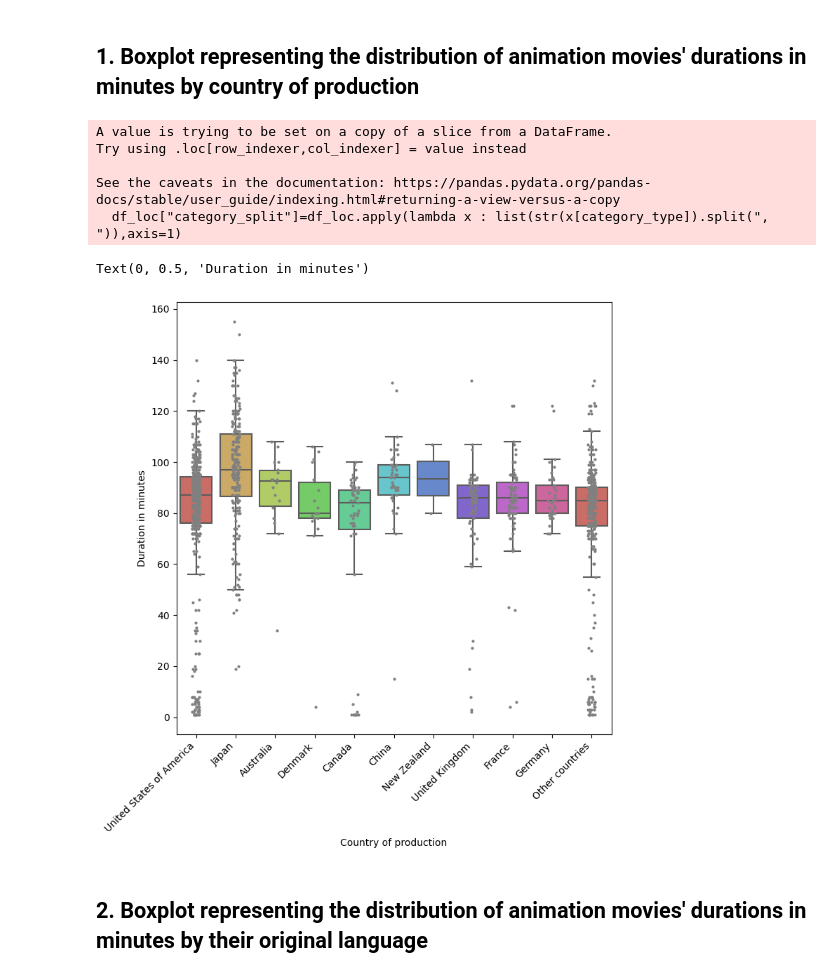
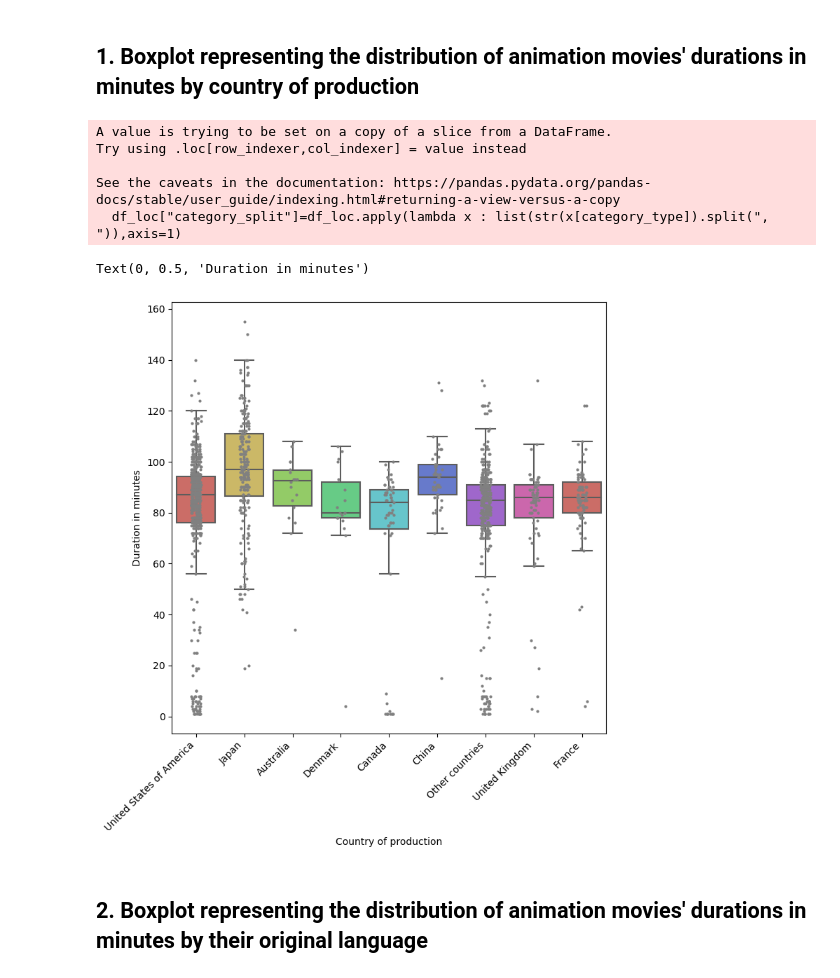
Before and after one commit to raphaelperot/C_task_CS5346, a Jupyter notebook: Task_C.ipynb, the cells around one changed output. Saved outputs shown, nothing was run; the diff lists cells and outputs as text; code cells hidden in the pictures.

```diff
--- a/Task_C.ipynb
+++ b/Task_C.ipynb
@@ -16,36 +16,36 @@ plt.figure(figsize=(8, 8))
 metric_top="revenue"
 metric_y="runtime"
 category_type="production_countries" #"spoken_languages"
-nb_countries=10
+nb_countries=8
 
 df_loc=df[(df["revenue"]!=0)&(df["runtime"]!=0)]
 df_loc["category_split"]=df_loc.apply(lambda x : list(str(x[category_type]).split(", ")),axis=1)
 df_loc=df_loc.explode("category_split")
 
 df_top_countries=df_loc.groupby("category_split").agg("sum").sort_values(by=metric_top,ascending=False)[:nb_countries].reset_index()
 list_top_countries=list(df_top_countries["category_split"].values)
 
 def aux (country):
     if country in list_top_countries:
         return(country)
     else:
         return("Other countries")
 
 df_loc["simplified_country"]=df_loc["category_split"].apply(aux)
 ax =sns.boxplot(x="simplified_country", y=metric_y, data=df_loc,palette=sns.color_palette("hls",n_colors=nb_countries),showfliers=False)
 sns.stripplot(x="simplified_country", y=metric_y, data=df_loc,s=3,color="grey")
 ax.set_xticklabels(ax.get_xticklabels(), rotation=45, horizontalalignment='right')
 # ax.set_yscale("log")
 plt.xlabel("Country of production")
 plt.ylabel("Duration in minutes")
 # %% [output]
 A value is trying to be set on a copy of a slice from a DataFrame.
 Try using .loc[row_indexer,col_indexer] = value instead
 
 See the caveats in the documentation: https://pandas.pydata.org/pandas-docs/stable/user_guide/indexing.html#returning-a-view-versus-a-copy
   df_loc["category_split"]=df_loc.apply(lambda x : list(str(x[category_type]).split(", ")),axis=1)
 Text(0, 0.5, 'Duration in minutes')
-[figure, old version]
+[figure, new version]
 # %% [markdown]
 ## 2. Boxplot representing the distribution of animation movies' durations in minutes by their original language
 # %%
```
Also changed, not shown: parts of 6 cells of this notebook.
